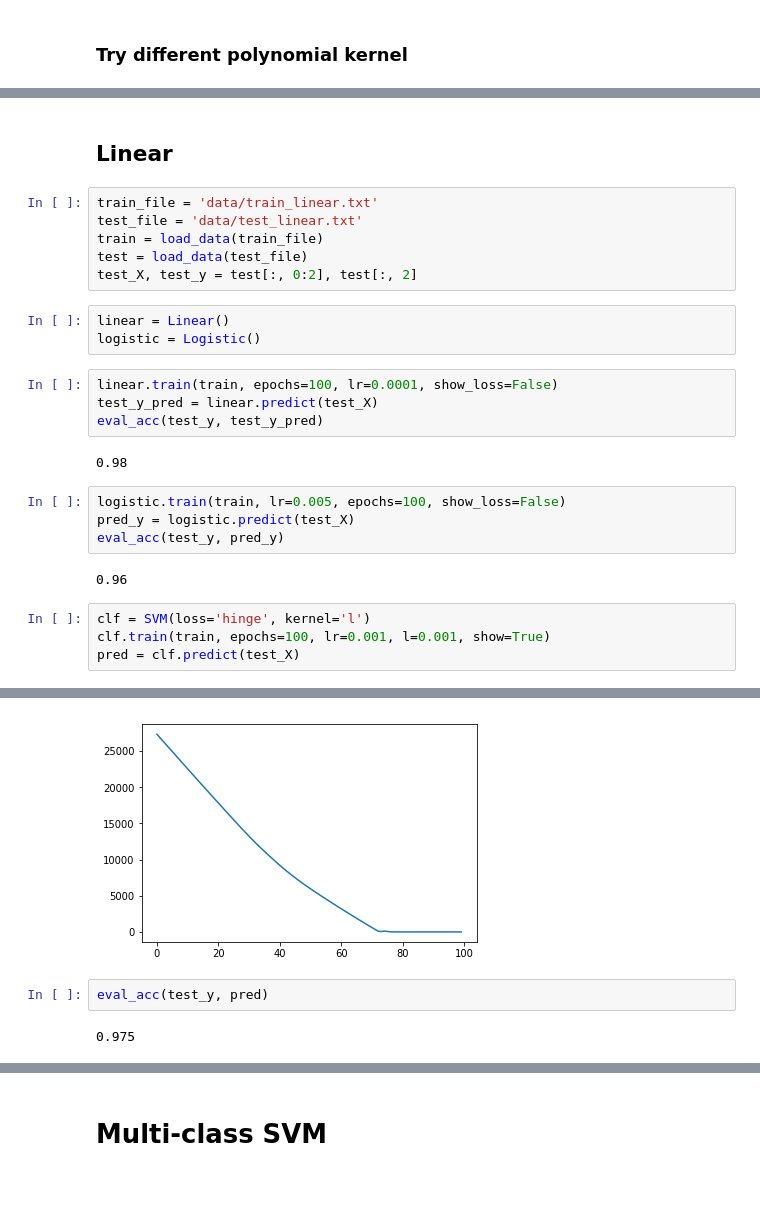
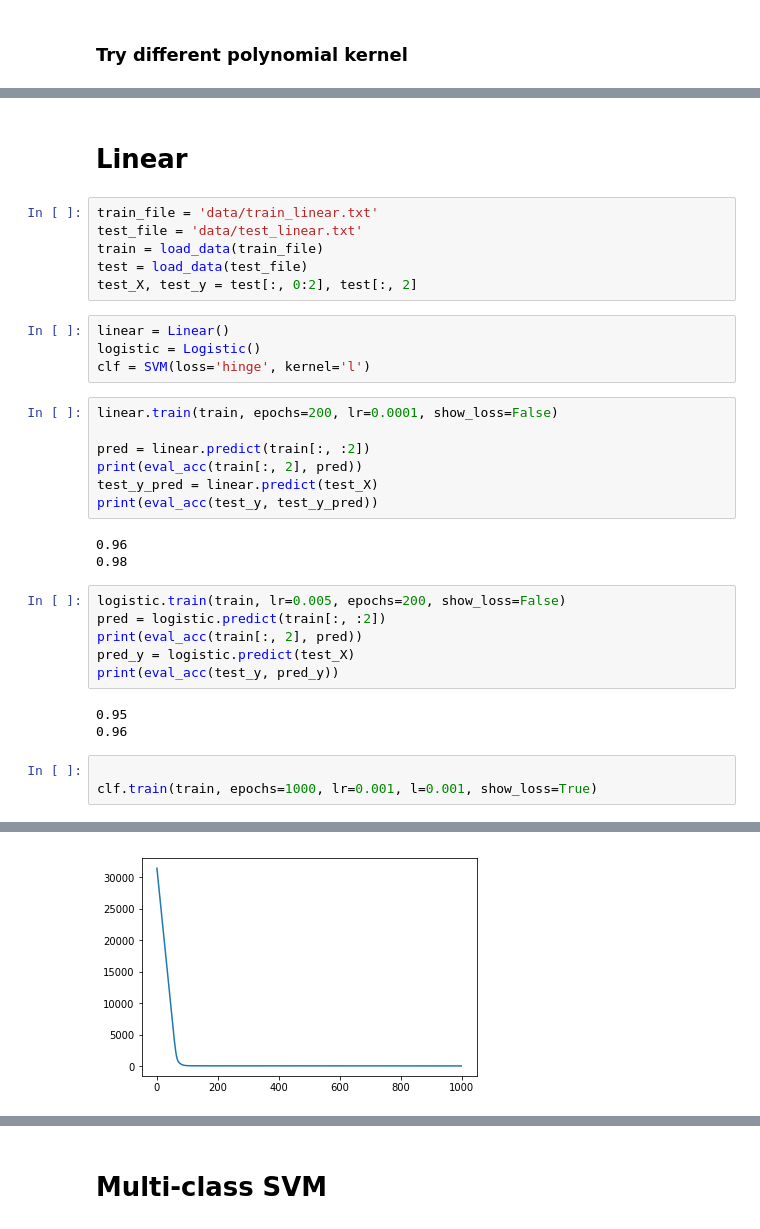
Before and after one commit to Haicang/PRML, a Jupyter notebook: ass2_svm/test_model.ipynb, the cells around one changed output, grey strips where cells are left out. Cells and saved outputs as stored; diff of their text form; blank space fills up the shorter version.

```diff
--- a/ass2_svm/test_model.ipynb
+++ b/ass2_svm/test_model.ipynb
@@ -75,5 +75,5 @@ for model in models:
 # %% [markdown]
-## Linear
+# Linear
 # %%
 train_file = 'data/train_linear.txt'
 test_file = 'data/test_linear.txt'
@@ -83,20 +83,27 @@ test_X, test_y = test[:, 0:2], test[:, 2]
 # %%
 linear = Linear()
 logistic = Logistic()
+clf = SVM(loss='hinge', kernel='l')
 # %%
-linear.train(train, epochs=100, lr=0.0001, show_loss=False)
+linear.train(train, epochs=200, lr=0.0001, show_loss=False)
+
+pred = linear.predict(train[:, :2])
+print(eval_acc(train[:, 2], pred))
 test_y_pred = linear.predict(test_X)
-eval_acc(test_y, test_y_pred)
+print(eval_acc(test_y, test_y_pred))
 # %% [output]
+0.96
 0.98
 # %%
-logistic.train(train, lr=0.005, epochs=100, show_loss=False)
+logistic.train(train, lr=0.005, epochs=200, show_loss=False)
+pred = logistic.predict(train[:, :2])
+print(eval_acc(train[:, 2], pred))
 pred_y = logistic.predict(test_X)
-eval_acc(test_y, pred_y)
+print(eval_acc(test_y, pred_y))
 # %% [output]
+0.95
 0.96
 # %%
-clf = SVM(loss='hinge', kernel='l')
-clf.train(train, epochs=100, lr=0.001, l=0.001, show=True)
-pred = clf.predict(test_X)
+
+clf.train(train, epochs=1000, lr=0.001, l=0.001, show_loss=True)
 # %% [output]
@@ -105,5 +121 @@ Final loss: 21.00818559338185
-[figure, old version]
+[figure, new version]
-# %%
-eval_acc(test_y, pred)
-# %% [output]
-0.975
```
Also changed, not shown: parts of 10 cells of this notebook, 3 other files.
